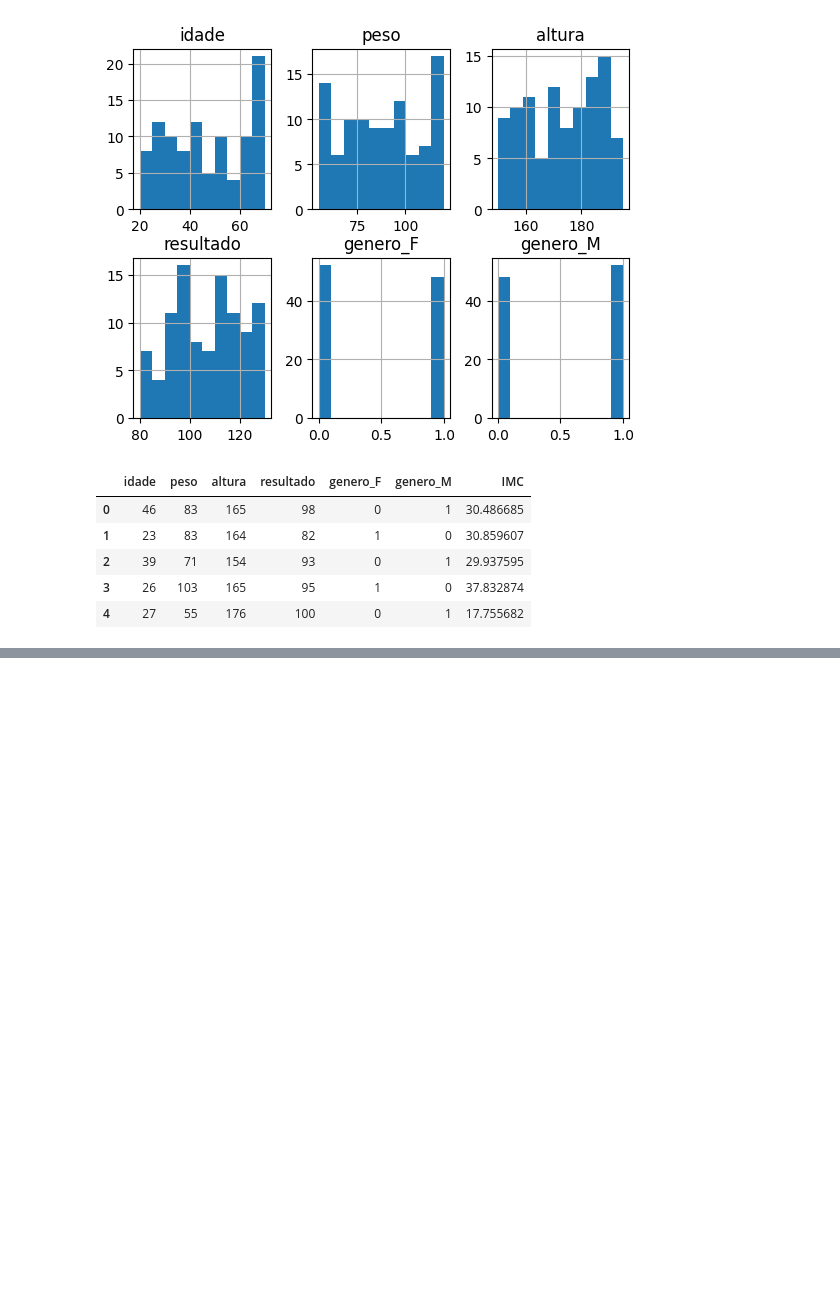
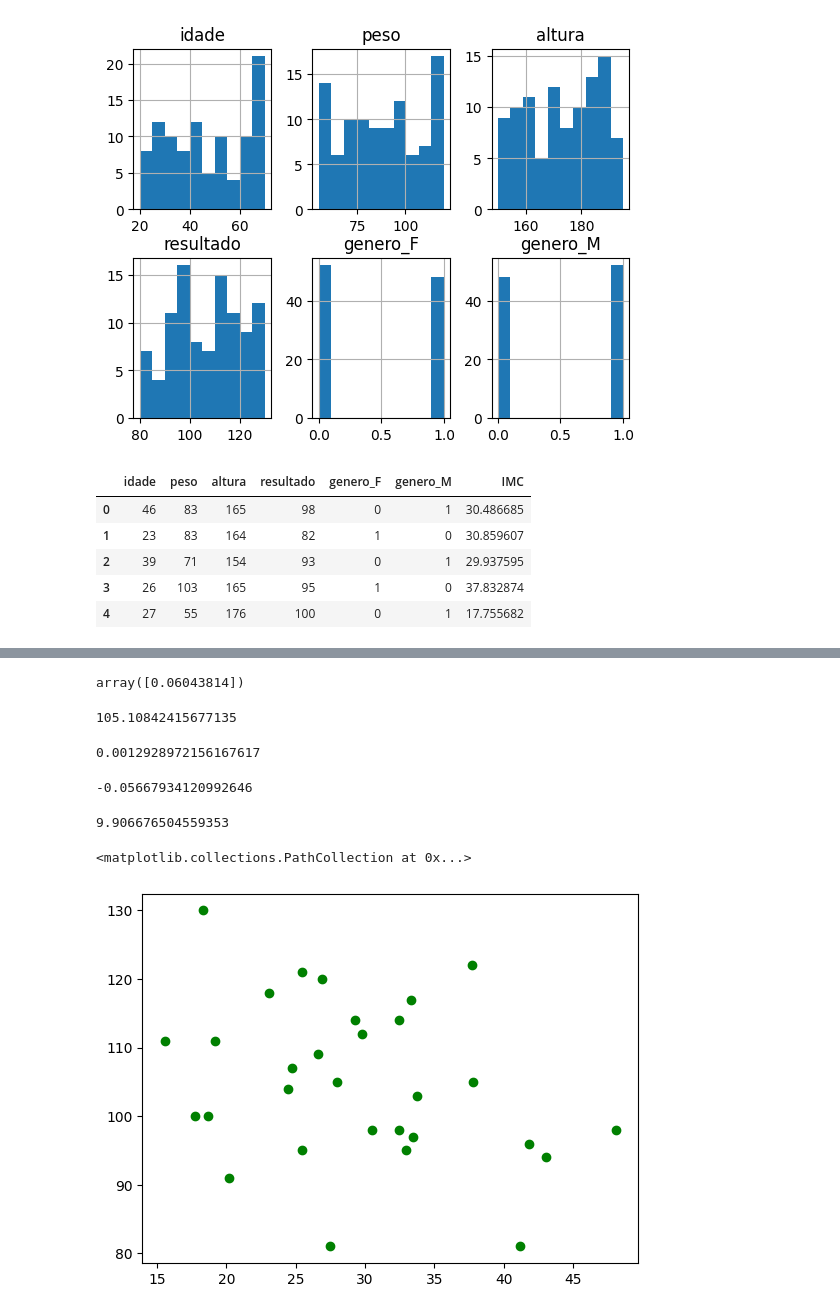
Before and after one commit to AlexandreFeltrin/EstudoIA, a Jupyter notebook: ML/modelo_diabetes.ipynb, the cells around one changed output, grey strips where cells are left out. Drawn from its saved outputs; the diff is of its cells as text; code cells hidden in the pictures; blank space fills up the shorter version.

Commit message:
finish model 2

```diff
--- a/ML/modelo_diabetes.ipynb
+++ b/ML/modelo_diabetes.ipynb
@@ -132,0 +157,9 @@ df_exames.head()
+# %%
+# Modelo 1 - Sem IMC
+
+x =df_exames.drop(columns = ['resultado', 'IMC'])
+y = df_exames['resultado']
+# %%
+# Dividir o conjunto de dados em treino e teste
+
+x_train, x_test, y_train, y_test = train_test_split(x, y, test_size=0.3, random_state=42)
@@ -132,0 +266,31 @@ df_exames.head()
+# %%
+model_2.coef_
+# %% [output]
+array([0.06043814])
+# %%
+model_2.intercept_
+# %% [output]
+105.10842415677135
+# %%
+# R2 Score - Conjunto de treino
+
+model_2.score(x_train2, y_train2)
+# %% [output]
+0.0012928972156167617
+# %%
+model_2.score(x_test2, y_test2)
+# %% [output]
+-0.05667934120992646
+# %%
+# MAE (Mean Absolute Error) - Testes
+
+mean_absolute_error(y_test2, y_pred2)
+# %% [output]
+9.906676504559353
+# %%
+# Mostrar como a reta foi calculada
+
+plt.scatter(x_test, y_test, color='g')
+# %% [output]
+<matplotlib.collections.PathCollection at 0x...>
+[figure, added]
```
Also changed, not shown: parts of 21 cells of this notebook.
